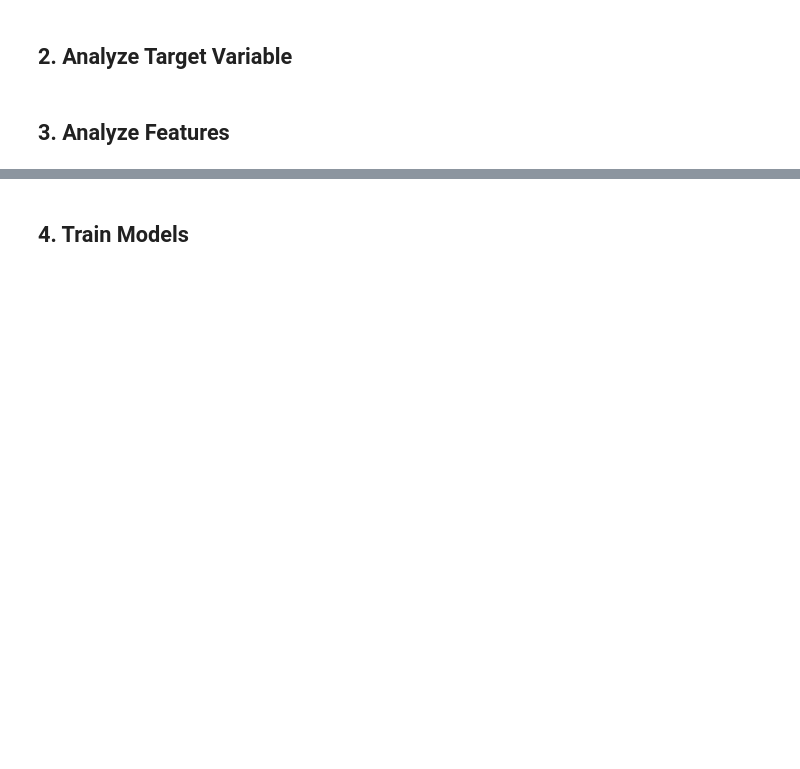
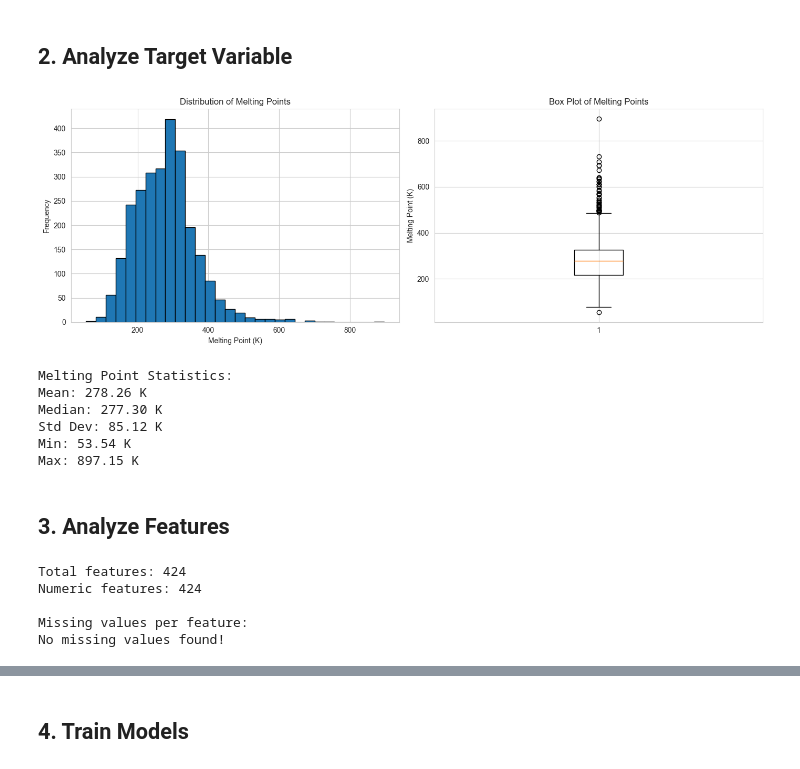
Before and after one commit to zainhaidar16/Thermophysical-Property-Melting-Point, a Jupyter notebook: notebooks/exploratory_analysis.ipynb, the cells around one changed output, grey strips where cells are left out. Saved outputs shown, nothing was run; the diff lists cells and outputs as text; code cells hidden in the pictures; blank space fills up the shorter version.

```diff
--- a/notebooks/exploratory_analysis.ipynb
+++ b/notebooks/exploratory_analysis.ipynb
@@ -24,11 +29,15 @@ plt.rcParams['figure.figsize'] = (12, 6)
 # %% [markdown]
 ## 1. Load and Explore Data
 # %%
-# Load training data
-train_df = pd.read_csv('../data/train.csv')
+# Load training and test data
+train_df = pd.read_csv('../train.csv')
+test_df = pd.read_csv('../test.csv')
 
 print(f"Training data shape: {train_df.shape}")
-print(f"\nColumns: {list(train_df.columns)}")
+print(f"Test data shape: {test_df.shape}")
+print(f"\nColumns: {list(train_df.columns[:10])}... (showing first 10)")
+
+print(f"\nTarget column: {target}")
 print(f"\nFirst few rows:")
 train_df.head()
 # %% [output]
@@ -39,39 +73,60 @@ train_df.describe()
 # %% [markdown]
 ## 2. Analyze Target Variable
 # %%
-# Distribution of melting points
+# Distribution of melting points (Tm in Kelvin)
 fig, axes = plt.subplots(1, 2, figsize=(14, 5))
 
-axes[0].hist(train_df['melting_point'], bins=30, edgecolor='black')
-axes[0].set_xlabel('Melting Point (°C)')
+axes[0].hist(train_df[target], bins=30, edgecolor='black')
+axes[0].set_xlabel('Melting Point (K)')
 axes[0].set_ylabel('Frequency')
 axes[0].set_title('Distribution of Melting Points')
 
-axes[1].boxplot(train_df['melting_point'])
-axes[1].set_ylabel('Melting Point (°C)')
+axes[1].boxplot(train_df[target])
+axes[1].set_ylabel('Melting Point (K)')
 axes[1].set_title('Box Plot of Melting Points')
 
 plt.tight_layout()
 plt.show()
 
 print(f"Melting Point Statistics:")
-print(f"Mean: {train_df['melting_point'].mean():.2f}°C")
-print(f"Median: {train_df['melting_point'].median():.2f}°C")
-print(f"Std Dev: {train_df['melting_point'].std():.2f}°C")
-print(f"Min: {train_df['melting_point'].min():.2f}°C")
-print(f"Max: {train_df['melting_point'].max():.2f}°C")
+print(f"Mean: {train_df[target].mean():.2f} K")
+print(f"Median: {train_df[target].median():.2f} K")
+print(f"Std Dev: {train_df[target].std():.2f} K")
+print(f"Min: {train_df[target].min():.2f} K")
+print(f"Max: {train_df[target].max():.2f} K")
+# %% [output]
+[figure, added]
+Melting Point Statistics:
+Mean: 278.26 K
+Median: 277.30 K
+Std Dev: 85.12 K
+Min: 53.54 K
+Max: 897.15 K
 # %% [markdown]
 ## 3. Analyze Features
 # %%
-# Get feature columns
-feature_cols = [col for col in train_df.columns if col not in ['id', 'melting_point']]
+# Get numeric feature columns (exclude id, target, and SMILES)
+feature_cols = [col for col in train_df.columns if col not in [id_col, target, 'SMILES']]
+numeric_features = train_df[feature_cols].select_dtypes(include=[np.number])
+
+print(f"Total features: {len(feature_cols)}")
+print(f"Numeric features: {len(numeric_features.columns)}")
 
 # Check for missing values
-missing_values = train_df[feature_cols].isnull().sum()
-print(f"Missing values per feature:")
-print(missing_values[missing_values > 0])
+missing_values = numeric_features.isnull().sum()
+print(f"\nMissing values per feature:")
 
-if missing_values.sum() == 0:
+missing_nonzero = missing_values[missing_values > 0]
+
+if len(missing_nonzero) > 0:
+    print(missing_nonzero)
+else:
     print("No missing values found!")
+# %% [output]
+Total features: 424
+Numeric features: 424
+
+Missing values per feature:
+No missing values found!
 # %%
 # Correlation with target
```
Also changed, not shown: parts of 15 cells of this notebook.
